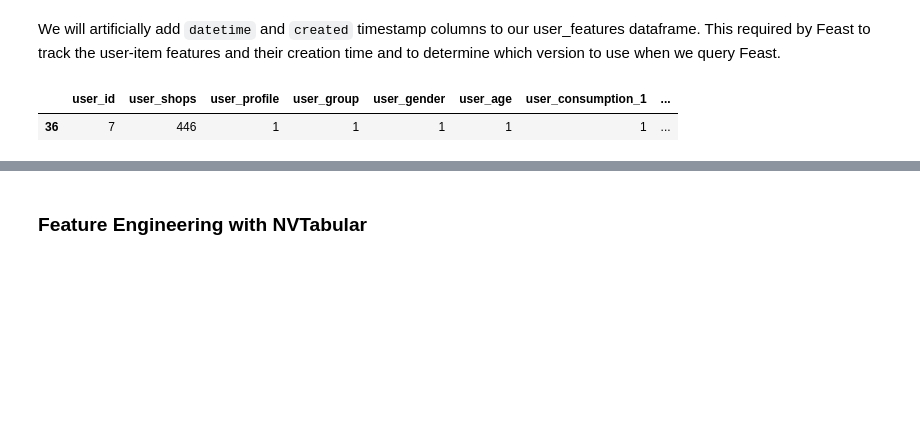
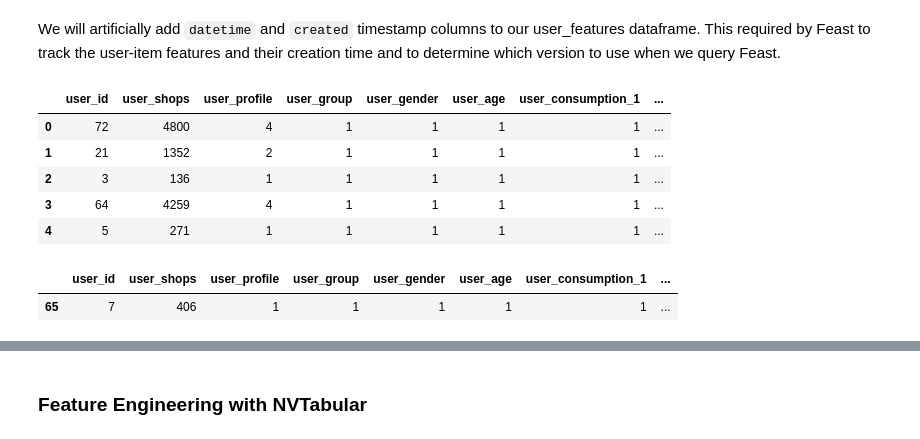
Before and after one commit to taljacob2/merlin-demo, a Jupyter notebook: Merlin/examples/Building-and-deploying-multi-stage-RecSys/01-Building-Recommender-Systems-with-Merlin.ipynb, the cells around one changed output, grey strips where cells are left out. Saved outputs shown, nothing was run; the diff lists cells and outputs as text; code cells hidden in the pictures; blank space fills up the shorter version.

Commit message:
Add user_item Feature Service

```diff
--- a/Merlin/examples/Building-and-deploying-multi-stage-RecSys/01-Building-Recommender-Systems-with-Merlin.ipynb
+++ b/Merlin/examples/Building-and-deploying-multi-stage-RecSys/01-Building-Recommender-Systems-with-Merlin.ipynb
@@ -195,10 +194,19 @@ user_features["datetime"] = user_features["datetime"].astype("datetime64[ns]")
 user_features["created"] = datetime.now()
 user_features["created"] = user_features["created"].astype("datetime64[ns]")
 # %%
-user_features[user_features["user_id"] == 7]
+user_features.head()
 # %% [output]
 |  | user_id | user_shops | user_profile | user_group | user_gender | user_age | user_consumption_1 | ... |
-| 36 | 7 | 446 | 1 | 1 | 1 | 1 | 1 | ... |
+| 0 | 72 | 4800 | 4 | 1 | 1 | 1 | 1 | ... |
+| 1 | 21 | 1352 | 2 | 1 | 1 | 1 | 1 | ... |
+| 2 | 3 | 136 | 1 | 1 | 1 | 1 | 1 | ... |
+| 3 | 64 | 4259 | 4 | 1 | 1 | 1 | 1 | ... |
+| 4 | 5 | 271 | 1 | 1 | 1 | 1 | 1 | ... |
+# %%
+user_features[user_features["user_id"] == 7]
+# %% [output]
+|  | user_id | user_shops | user_profile | user_group | user_gender | user_age | user_consumption_1 | ... |
+| 65 | 7 | 406 | 1 | 1 | 1 | 1 | 1 | ... |
 # %%
 user_features.to_parquet(
     os.path.join(feature_repo_path, "data", "user_features.parquet")
```
Also changed, not shown: parts of 12 cells of this notebook, 1 other file.
